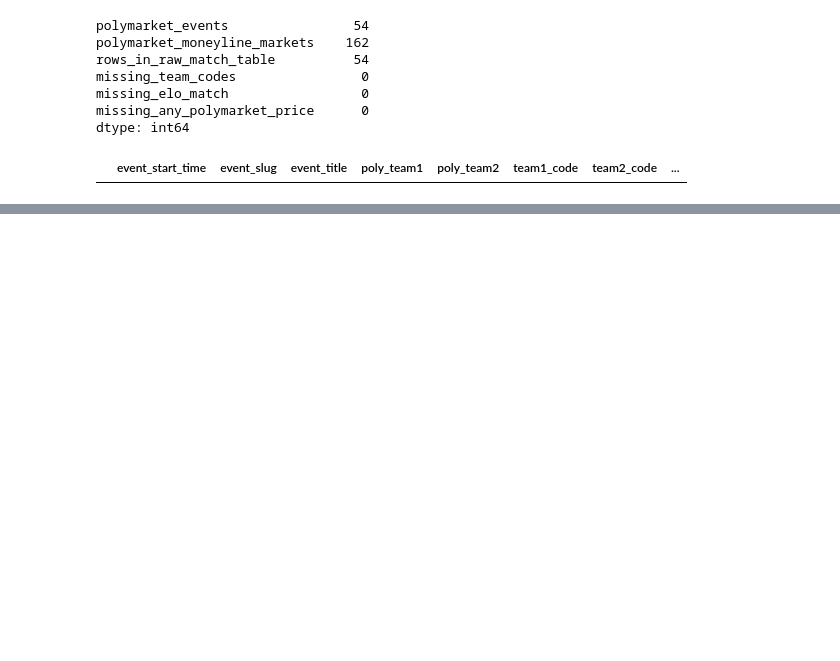
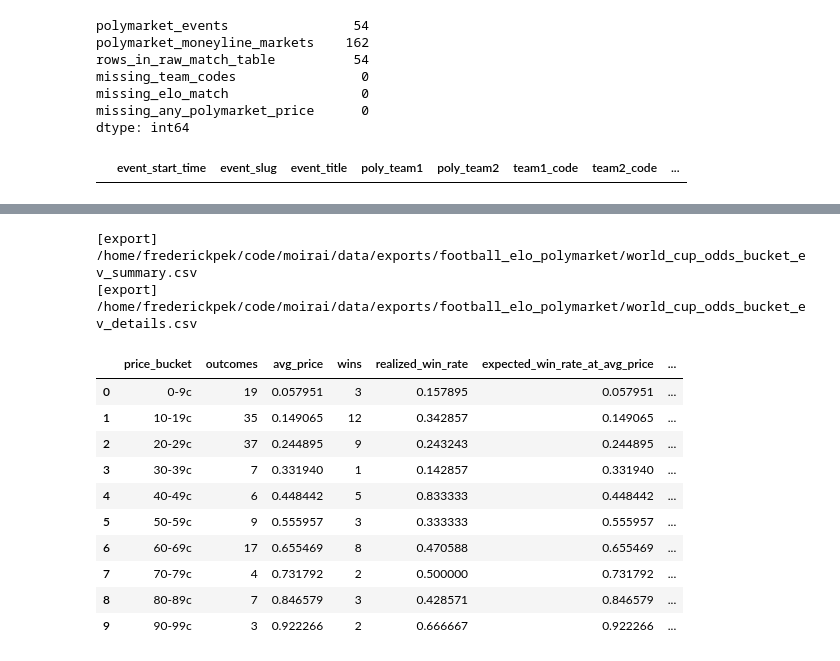
Before and after one commit to frederickpek/moirai, a Jupyter notebook: notebooks/06_international_football_elo_polymarket.ipynb, the cells around one changed output, grey strips where cells are left out. Saved outputs shown, nothing was run; the diff lists cells and outputs as text; code cells hidden in the pictures; blank space fills up the shorter version.

```diff
--- a/notebooks/06_international_football_elo_polymarket.ipynb
+++ b/notebooks/06_international_football_elo_polymarket.ipynb
@@ -1428,0 +1535,80 @@ strategy_results.sort_values(["match_number", "strategy"])[[
+# %%
+ODDS_BUCKET_EDGES = np.arange(0.0, 1.01, 0.1)
+ODDS_BUCKET_LABELS = [f"{int(left * 100)}-{int(right * 100 - 0.1)}c" for left, right in zip(ODDS_BUCKET_EDGES[:-1], ODDS_BUCKET_EDGES[1:])]
+
+outcome_price_rows = []
+for row in raw_match_table.itertuples(index=False):
+    if pd.isna(row.team1_goals) or pd.isna(row.team2_goals):
+        continue
+
+    if row.team1_goals > row.team2_goals:
+        winning_outcome = "team1_win"
+    elif row.team2_goals > row.team1_goals:
+        winning_outcome = "team2_win"
+    else:
+        winning_outcome = "draw"
+
+    for outcome, label, price in [
+        ("team1_win", row.poly_team1, row.polymarket_team1_win_price),
+        ("draw", "Draw", row.polymarket_draw_price),
+        ("team2_win", row.poly_team2, row.polymarket_team2_win_price),
+    ]:
+        price = parse_float(price)
+        if price is None or not (0 < price < 1):
+            continue
+
+        outcome_price_rows.append(
+            {
+                "event_start_time": row.event_start_time,
+                "event_title": row.event_title,
+                "outcome": outcome,
+                "selection": label,
+                "price": price,
+                "won": outcome == winning_outcome,
+                "net_payout_per_dollar": (1 / price - 1) if outcome == winning_outcome else -1,
+            }
+        )
+
+odds_bucket_bets = pd.DataFrame(outcome_price_rows)
+odds_bucket_bets["price_bucket"] = pd.cut(
+    odds_bucket_bets["price"],
+    bins=ODDS_BUCKET_EDGES,
+    labels=ODDS_BUCKET_LABELS,
+    include_lowest=True,
+    right=False,
+)
+
+odds_bucket_summary = (
+    odds_bucket_bets
+    .groupby("price_bucket", observed=False)
+    .agg(
+        outcomes=("price", "size"),
+        avg_price=("price", "mean"),
+        wins=("won", "sum"),
+        realized_win_rate=("won", "mean"),
+        expected_win_rate_at_avg_price=("price", "mean"),
+        avg_net_payout_per_dollar=("net_payout_per_dollar", "mean"),
+        total_net_payout_per_dollar=("net_payout_per_dollar", "sum"),
+    )
+    .reset_index()
+)
+
+odds_bucket_summary["realized_edge_vs_price"] = odds_bucket_summary["realized_win_rate"] - odds_bucket_summary["expected_win_rate_at_avg_price"]
+export_derived_table(odds_bucket_summary, "world_cup_odds_bucket_ev_summary.csv")
+export_derived_table(odds_bucket_bets, "world_cup_odds_bucket_ev_details.csv")
+
+odds_bucket_summary
+# %% [output]
+[export] /home/frederickpek/code/moirai/data/exports/football_elo_polymarket/world_cup_odds_bucket_ev_summary.csv
+[export] /home/frederickpek/code/moirai/data/exports/football_elo_polymarket/world_cup_odds_bucket_ev_details.csv
+|  | price_bucket | outcomes | avg_price | wins | realized_win_rate | expected_win_rate_at_avg_price | ... |
+| 0 | 0-9c | 19 | 0.057951 | 3 | 0.157895 | 0.057951 | ... |
+| 1 | 10-19c | 35 | 0.149065 | 12 | 0.342857 | 0.149065 | ... |
+| 2 | 20-29c | 37 | 0.244895 | 9 | 0.243243 | 0.244895 | ... |
+| 3 | 30-39c | 7 | 0.331940 | 1 | 0.142857 | 0.331940 | ... |
+| 4 | 40-49c | 6 | 0.448442 | 5 | 0.833333 | 0.448442 | ... |
+| 5 | 50-59c | 9 | 0.555957 | 3 | 0.333333 | 0.555957 | ... |
+| 6 | 60-69c | 17 | 0.655469 | 8 | 0.470588 | 0.655469 | ... |
+| 7 | 70-79c | 4 | 0.731792 | 2 | 0.500000 | 0.731792 | ... |
+| 8 | 80-89c | 7 | 0.846579 | 3 | 0.428571 | 0.846579 | ... |
+| 9 | 90-99c | 3 | 0.922266 | 2 | 0.666667 | 0.922266 | ... |
```
Also changed, not shown: parts of 12 cells of this notebook, 14 other files.
